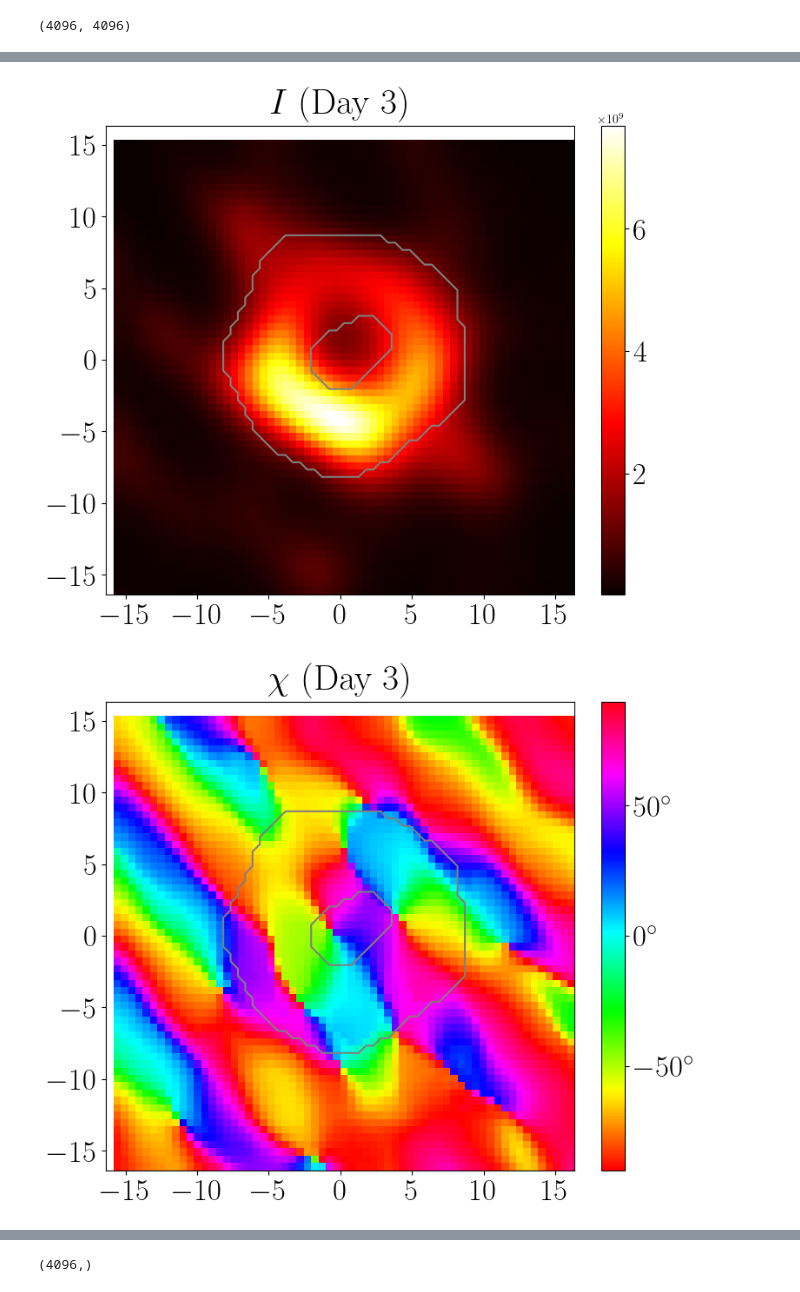
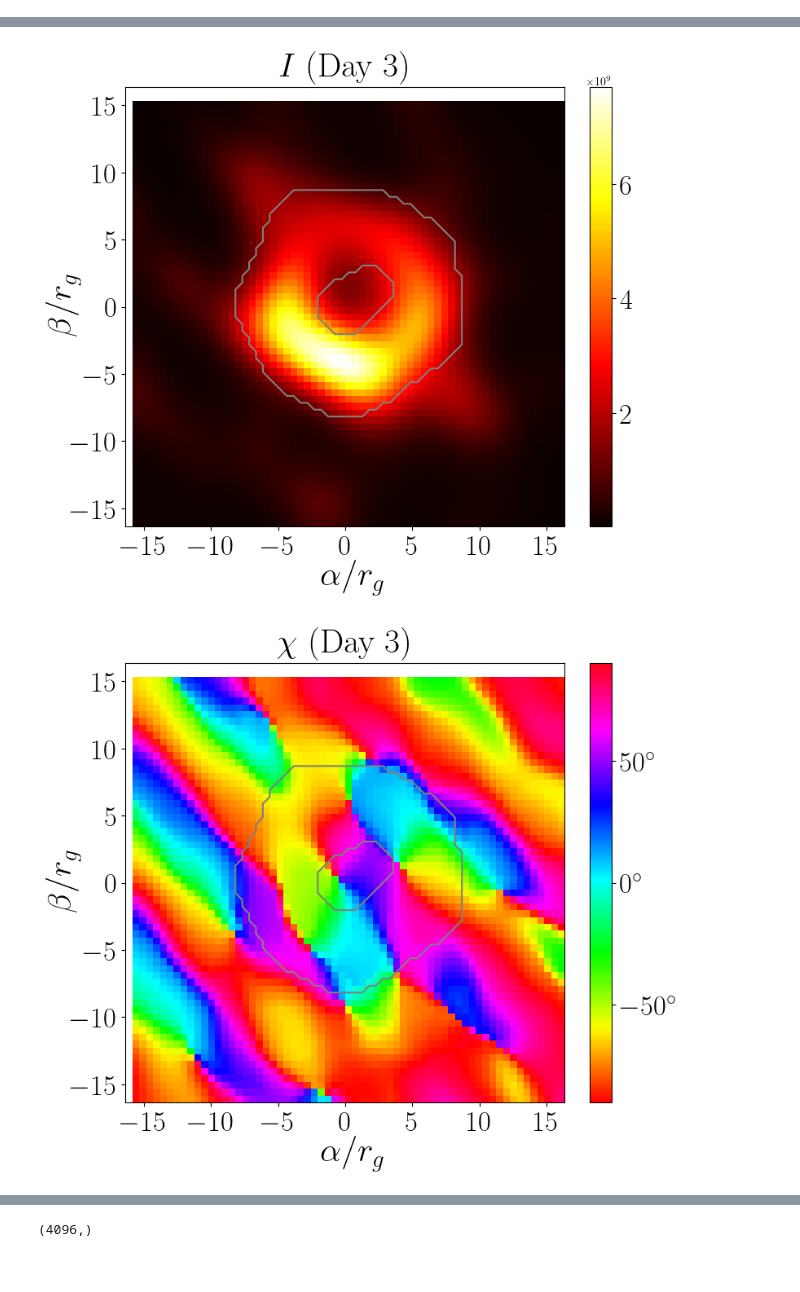
Before and after one commit to ProjectEHT-PKU/EHT-axion-pixel-by-pixel-analysis, a Jupyter notebook: Plot/eht-imaging.ipynb, the cells around one changed output, grey strips where cells are left out. Cells and saved outputs as stored; diff of their text form; code cells hidden in the pictures.

```diff
--- a/Plot/eht-imaging.ipynb
+++ b/Plot/eht-imaging.ipynb
@@ -206,10 +206,6 @@ for num in range(4):
     # )
 
     theta_cor.append(cor_data)
-# %%
-(np.dot(data_cor_list[num], data_cor_list[num].T) / All_data.shape[0]).shape
-# %% [output]
-(4096, 4096)
 # %%
 # Calculate combined std for 1+2 (95+96) and 3+4 (100+101)
 std_12 = np.sqrt(theta_std[0] ** 2 + theta_std[1] ** 2)
@@ -248,6 +244,8 @@ for idx, day_idx in enumerate(days_indices):
         title_x=0.5,
         fmt=2,
     )
+    fig.supxlabel(r"$\alpha/r_g$", fontsize=30, y=-0.01, x=0.50)
+    fig.supylabel(r"$\beta/r_g$", fontsize=30, x=0.03, y=0.50)
     plt.show()
 
     # Plot EVPA
@@ -277,6 +275,8 @@ for idx, day_idx in enumerate(days_indices):
         fmt=0,
         degree=True,
     )
+    fig.supxlabel(r"$\alpha/r_g$", fontsize=30, y=-0.01, x=0.50)
+    fig.supylabel(r"$\beta/r_g$", fontsize=30, x=0.03, y=0.50)
     plt.show()
 
     # Plot Combined Std
@@ -306,5 +306,7 @@ for idx, day_idx in enumerate(days_indices):
         fmt=0,
         degree=True,
     )
+    fig.supxlabel(r"$\alpha/r_g$", fontsize=30, y=-0.01, x=0.50)
+    fig.supylabel(r"$\beta/r_g$", fontsize=30, x=0.03, y=0.50)
     plt.show()
 # %% [output]
@@ -314,2 +316,2 @@ for idx, day_idx in enumerate(days_indices):
-[figure, old version]
+[figure, new version]
-[figure, old version]
+[figure, new version]
```
Also changed, not shown: parts of 2 cells of this notebook, 4 other files.
